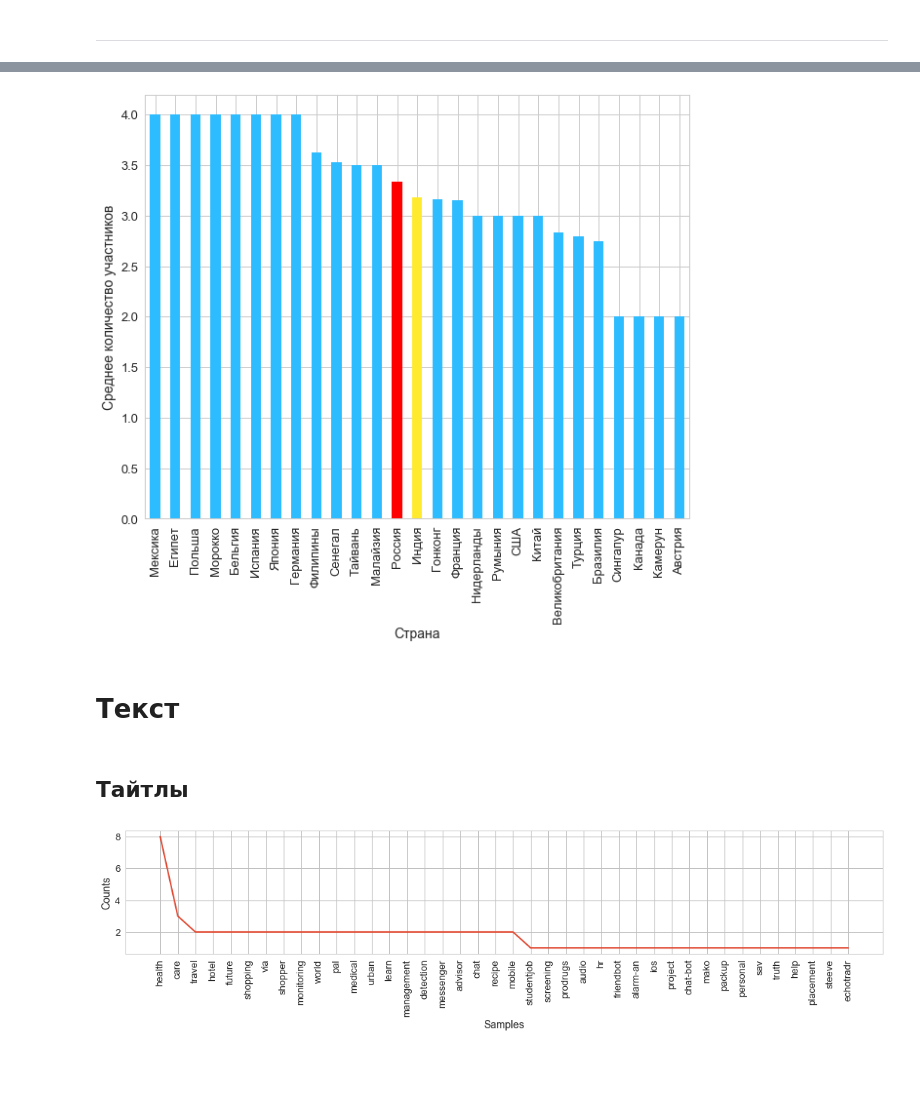
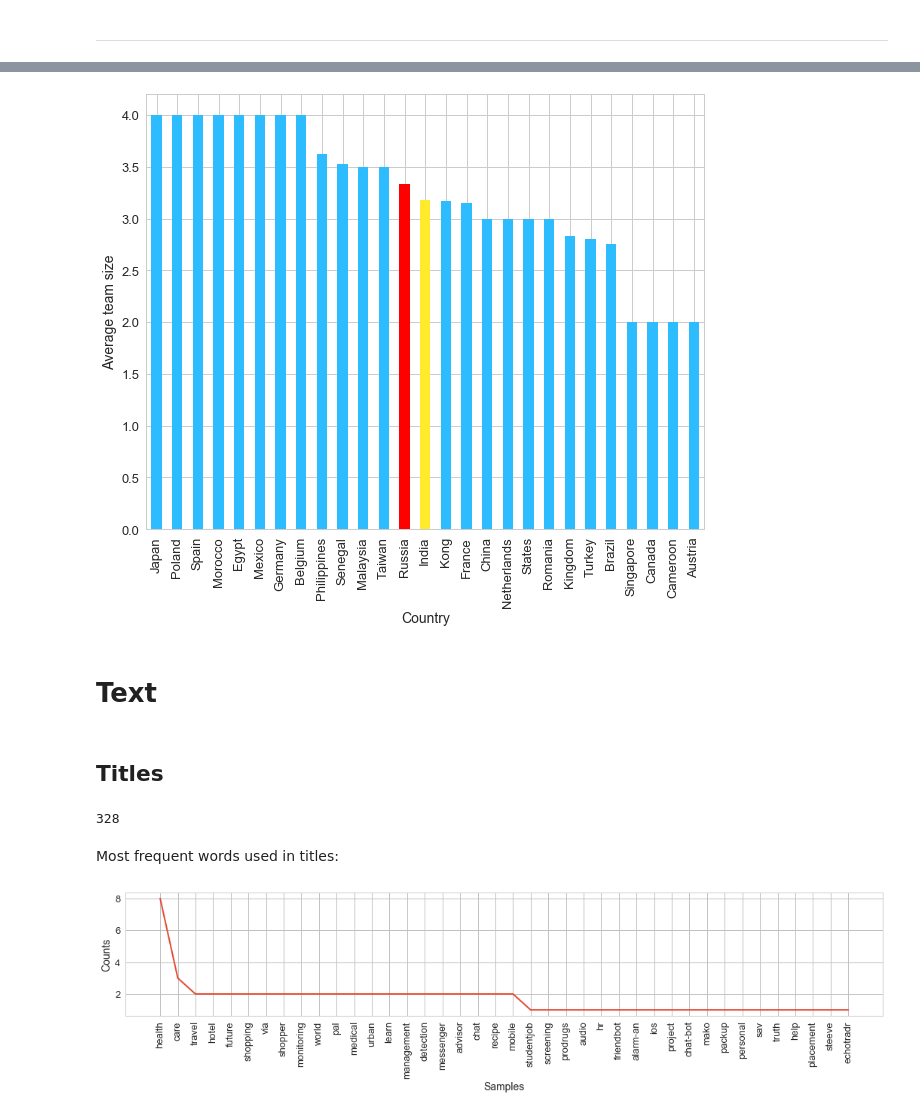
Before and after one commit to MasterpieceApp/IdeasResearch, a Jupyter notebook: Ideas Research.ipynb, the cells around one changed output, grey strips where cells are left out. Saved outputs shown, nothing was run; the diff lists cells and outputs as text; code cells hidden in the pictures; blank space fills up the shorter version.

```diff
--- a/Ideas Research.ipynb
+++ b/Ideas Research.ipynb
@@ -68,5 +64,2 @@ df.head()
 # %%
 df = pd.read_csv('ideas.csv')
-# %%
-df.loc[df.country == 'Недерланды', 'country'] = 'Нидерланды'
-# df.country = df.country.map({'Недерланды': 'Нидерланды'})
@@ -155,17 +146,17 @@ plt.yticks(y_ticks + [1]);
 # %%
 df['number_of_members'] = df.members.str.split('|').apply(lambda x: len(x))
 avg_members = df.groupby('country').agg('mean').sort_values(by='number_of_members', ascending=False)
 
-avg_members.plot.bar(colors=['r' if x=='Россия' else ('#2dbcff' if x != 'Индия' else '#ffea2d') for x in avg_members.index]);
+avg_members.plot.bar(colors=['r' if x=='Russia' else ('#2dbcff' if x != 'India' else '#ffea2d') for x in avg_members.index]);
 plt.gca().legend_.remove()
-plt.xlabel('Страна');
-plt.ylabel('Среднее количество участников');
+plt.xlabel('Country');
+plt.ylabel('Average team size');
 # %% [output]
-[figure, old version]
+[figure, new version]
 # %% [markdown]
-# Текст
+# Text
 # %% [markdown]
-## Тайтлы
+## Titles
 # %%
 import re
 
@@ -182,6 +173,10 @@ fd = FreqDist(tokens)
 [fd.pop(x) for x in ['chatbot', 'bot', 'service', 'ai', 'virtual', 'companion', 'system',
                      'app', 'intelligent', 'chatbots', 'robot', 'assistant', 'smart', 'solutions']];
 len(fd) # 328
+# %% [output]
+328
+# %% [markdown]
+Most frequent words used in titles:
 # %%
 plt.figure(figsize=(18, 3));
 fd.plot(40, cumulative=False)
```
Also changed, not shown: parts of 30 cells of this notebook, 2 other files.
